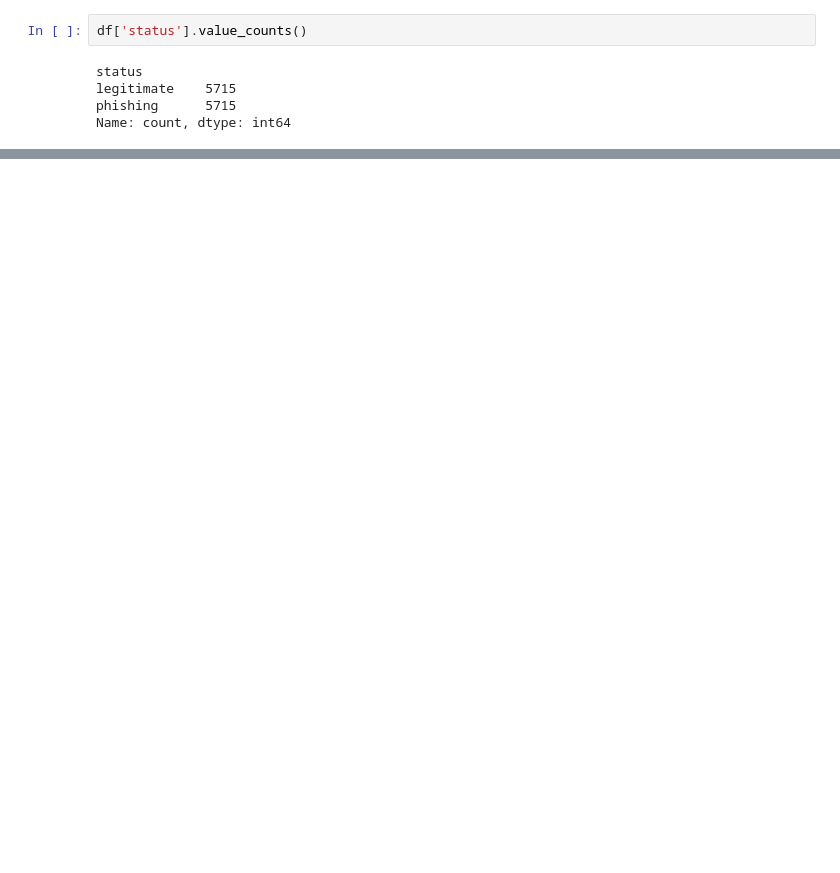
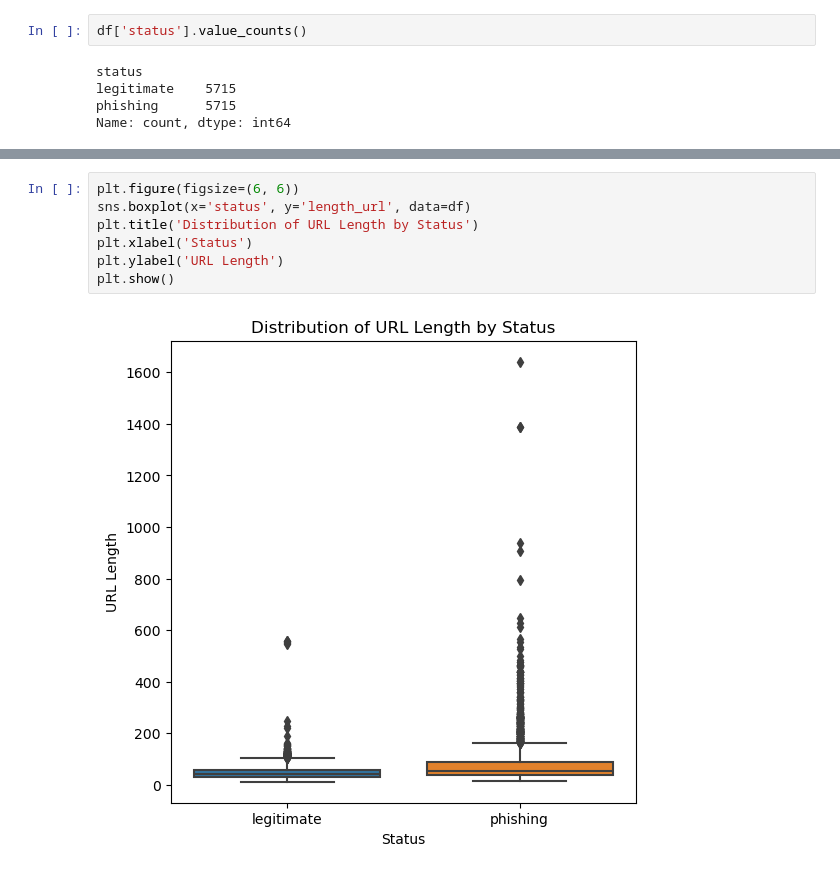
Before and after one commit to DhanrajGangireddy/Project, a Jupyter notebook: Trainingfile.ipynb, the cells around one changed output, grey strips where cells are left out. Saved outputs shown, nothing was run; the diff lists cells and outputs as text; blank space fills up the shorter version.

```diff
--- a/Trainingfile.ipynb
+++ b/Trainingfile.ipynb
@@ -185,0 +198,9 @@ plt.show()
+# %%
+plt.figure(figsize=(6, 6))
+sns.boxplot(x='status', y='length_url', data=df)
+plt.title('Distribution of URL Length by Status')
+plt.xlabel('Status')
+plt.ylabel('URL Length')
+plt.show()
+# %% [output]
+[figure, added]
```
Also changed, not shown: parts of 37 cells of this notebook.
